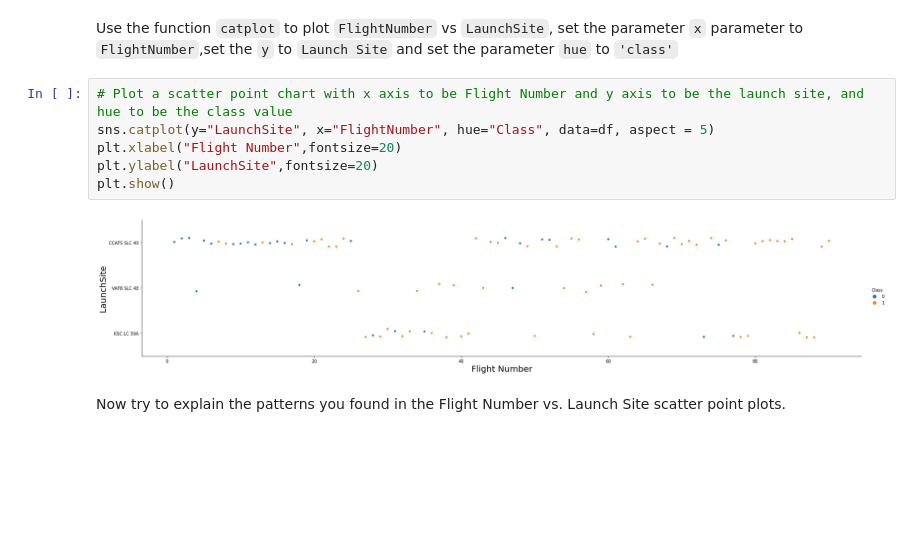
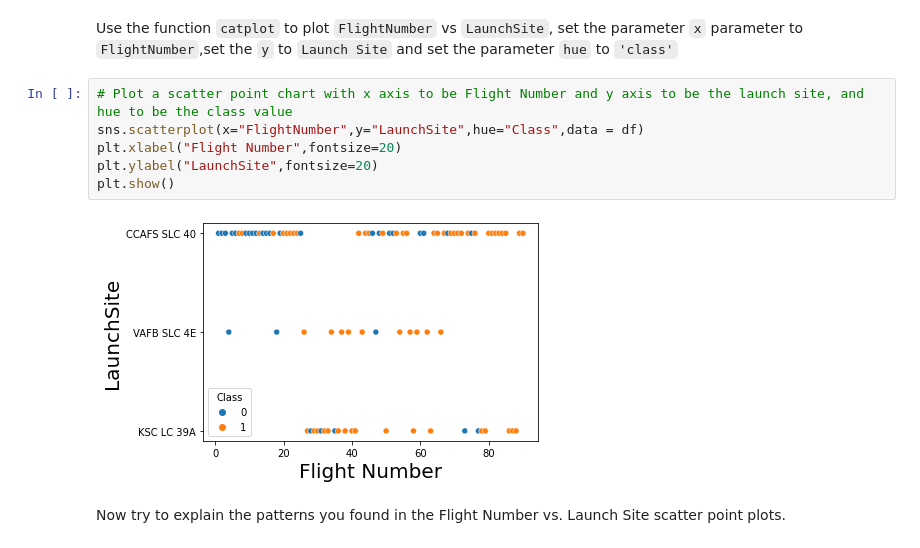
Before and after one commit to rickyk85/AppliedDataScienceCapstone, a Jupyter notebook: Exploratory Analysis using Pandas and Matplotlib.ipynb, the cells around one changed output. Saved outputs shown, nothing was run; the diff lists cells and outputs as text; blank space fills up the shorter version.

```diff
--- a/Exploratory Analysis using Pandas and Matplotlib.ipynb
+++ b/Exploratory Analysis using Pandas and Matplotlib.ipynb
@@ -84,12 +84,12 @@ Next, let's drill down to each site visualize its detailed launch records.
 Use the function <code>catplot</code> to plot <code>FlightNumber</code> vs <code>LaunchSite</code>, set the  parameter <code>x</code>  parameter to <code>FlightNumber</code>,set the  <code>y</code> to <code>Launch Site</code> and set the parameter <code>hue</code> to <code>'class'</code>
 # %%
 # Plot a scatter point chart with x axis to be Flight Number and y axis to be the launch site, and hue to be the class value
-sns.catplot(y="LaunchSite", x="FlightNumber", hue="Class", data=df, aspect = 5)
+sns.scatterplot(x="FlightNumber",y="LaunchSite",hue="Class",data = df)
 plt.xlabel("Flight Number",fontsize=20)
 plt.ylabel("LaunchSite",fontsize=20)
 plt.show()
 # %% [output]
-[figure, old version]
+[figure, new version]
 # %% [markdown]
 Now try to explain the patterns you found in the Flight Number vs. Launch Site scatter point plots.
 # %% [markdown]
```
Also changed, not shown: parts of 2 cells of this notebook.
